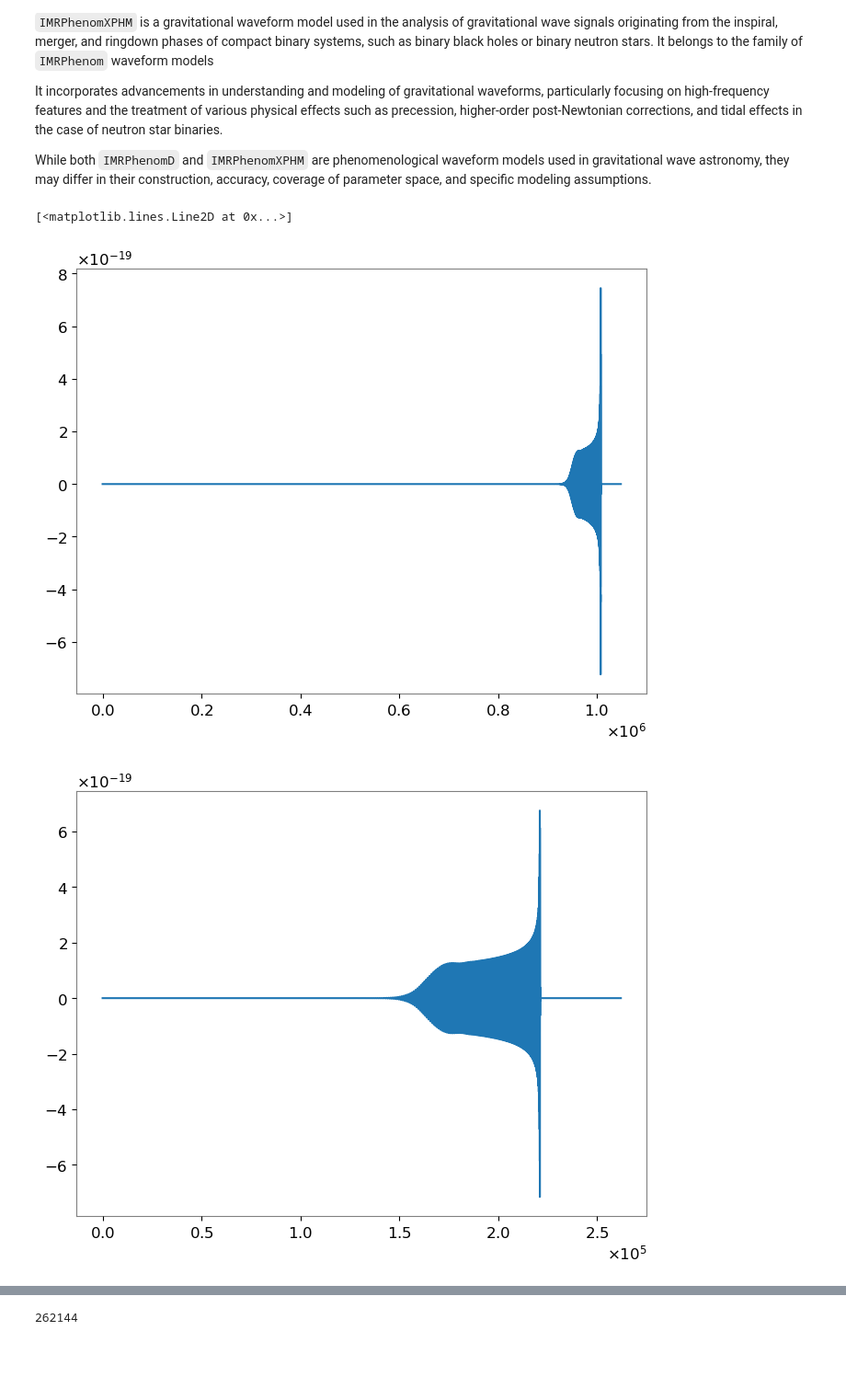
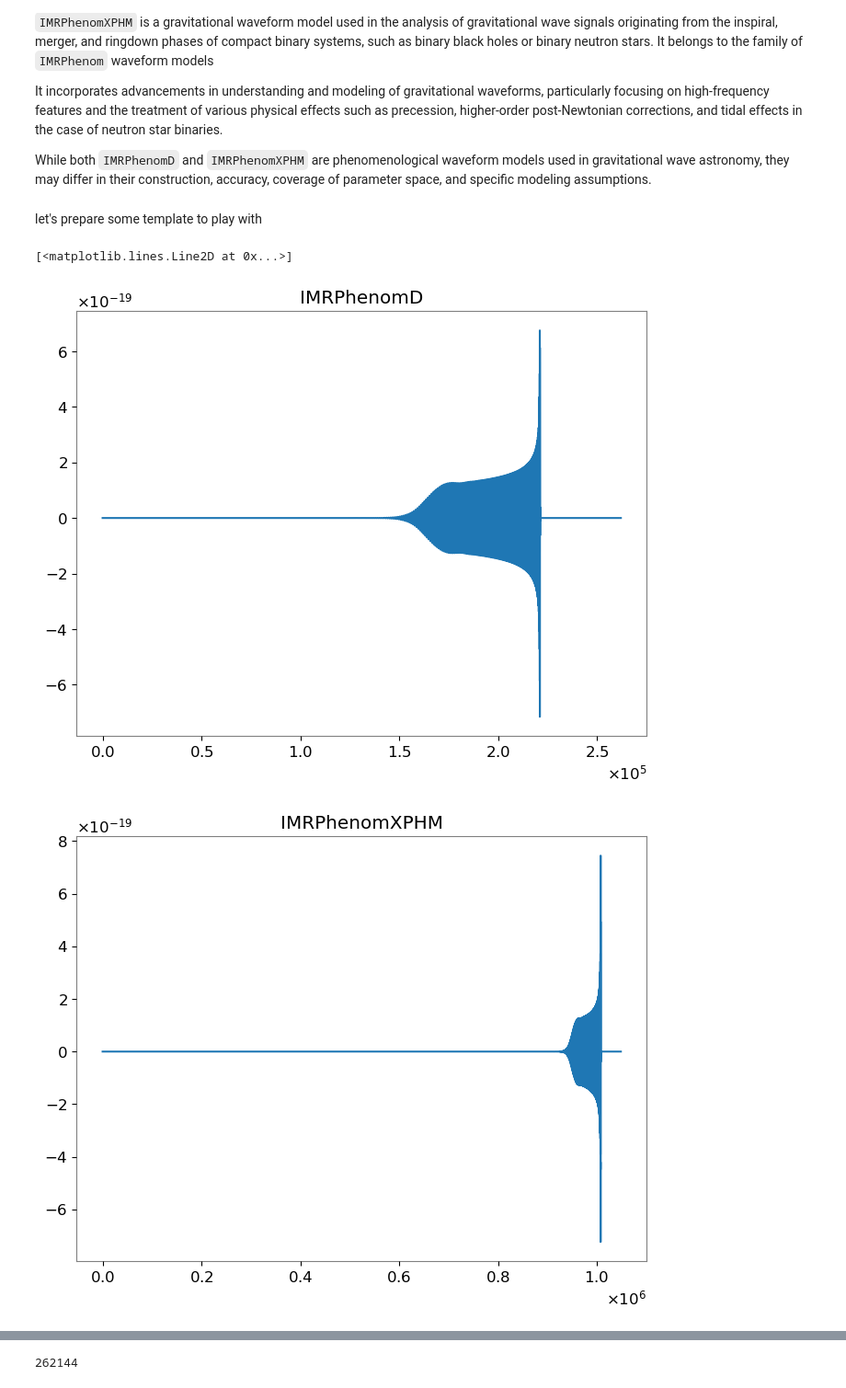
Before and after one commit to elenacuoco/ET-MDC-Tutorials, a Jupyter notebook: notebooks/SignalDetection.ipynb, the cells around one changed output, grey strips where cells are left out. Shown at 92% size. Saved outputs shown, nothing was run; the diff lists cells and outputs as text; code cells hidden in the pictures; blank space fills up the shorter version.

```diff
--- a/notebooks/SignalDetection.ipynb
+++ b/notebooks/SignalDetection.ipynb
@@ -117,4 +134,6 @@ from pycbc.waveform import get_td_waveform
 # It runs fast, but it doesn't include effects such as non-aligned component spin, or higher order modes.
 apx1 ='IMRPhenomD'
 apx2= 'IMRPhenomXPHM'
+# %% [markdown]
+let's prepare some template to play with
 # %%
@@ -132,14 +157,16 @@ hp2, _ = get_td_waveform(approximant=apx2,
                          f_lower=10)
 # %%
 plt.figure()
-plt.plot(hp2)
+plt.title('IMRPhenomD')
+plt.plot(hp1)
 
 plt.figure()
-plt.plot(hp1)
+plt.title('IMRPhenomXPHM')
+plt.plot(hp2)
 # %% [output]
 [<matplotlib.lines.Line2D at 0x...>]
-[figure, old version]
+[figure, new version]
-[figure, old version]
+[figure, new version]
 # %%
 import lal
 from lal import MSUN_SI as Msun
```
Also changed, not shown: parts of 14 cells of this notebook.
